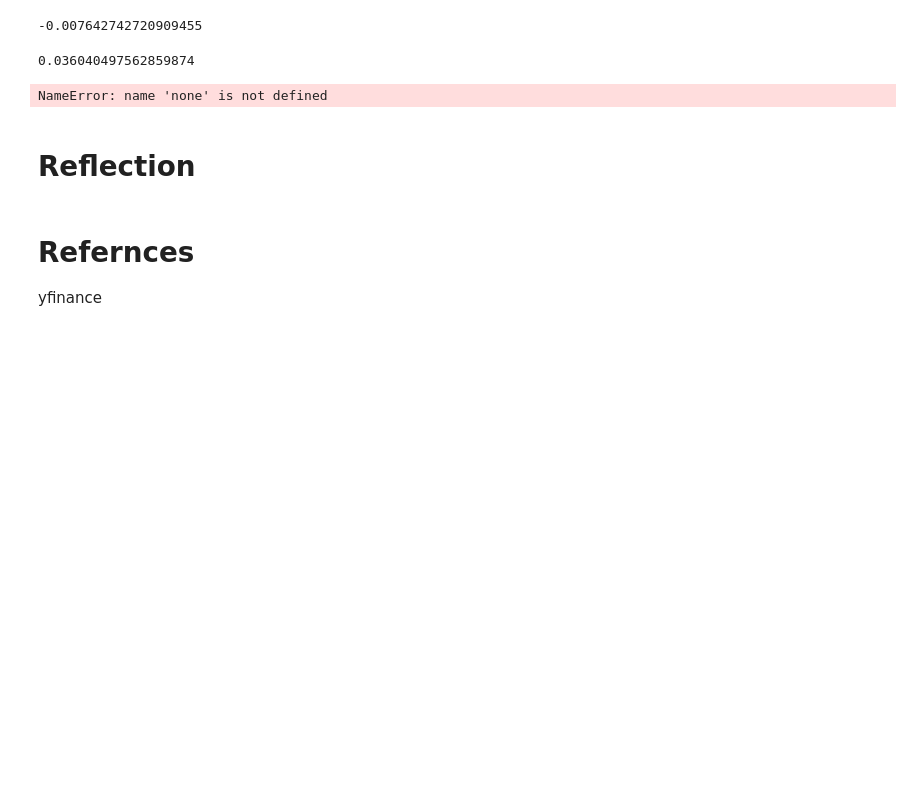
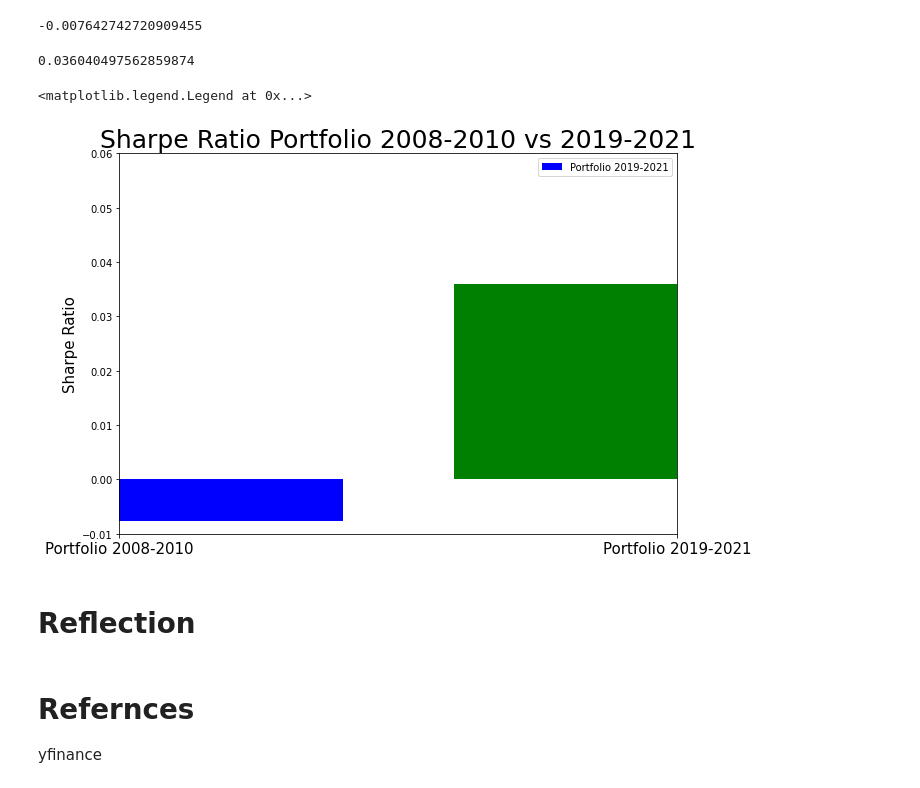
Before and after one commit to Darioschuerch/Project_MRWAM69.F2201_Marzer_Schuerch, a Jupyter notebook: Project/Project_MRWAM69.F2201_Marzer_Schuerch.ipynb, the cells around one changed output. Drawn from its saved outputs; the diff is of its cells as text; code cells hidden in the pictures; blank space fills up the shorter version.

```diff
--- a/Project/Project_MRWAM69.F2201_Marzer_Schuerch.ipynb
+++ b/Project/Project_MRWAM69.F2201_Marzer_Schuerch.ipynb
@@ -423,18 +426,19 @@ print(sharpe_ratio_19)
 # %%
 y = [sharpe_ratio_08, sharpe_ratio_19]
 x = ["Portfolio 2008-2010", "Portfolio 2019-2021"]
 
 plt.figure(figsize=(10,7))
 plt.bar(x, y, color=["b","g"])
 plt.xlim(0,1)
 plt.ylim(-0.01,0.06)
 plt.ylabel("Sharpe Ratio", fontsize = (15))
 plt.title("Sharpe Ratio Portfolio 2008-2010 vs 2019-2021", fontsize = (25))
 plt.legend(["Portfolio 2008-2010","Portfolio 2019-2021"])
-plt.xticks(x, none, fontsize = (15))
+plt.xticks(x, fontsize = (15))
 plt.legend(["Portfolio 2019-2021"])
 # %% [output]
-NameError: name 'none' is not defined
+<matplotlib.legend.Legend at 0x...>
+[figure, added]
 # %% [markdown]
 # Reflection
 # %% [markdown]
```
Also changed, not shown: parts of 20 cells of this notebook, 2 other files.
